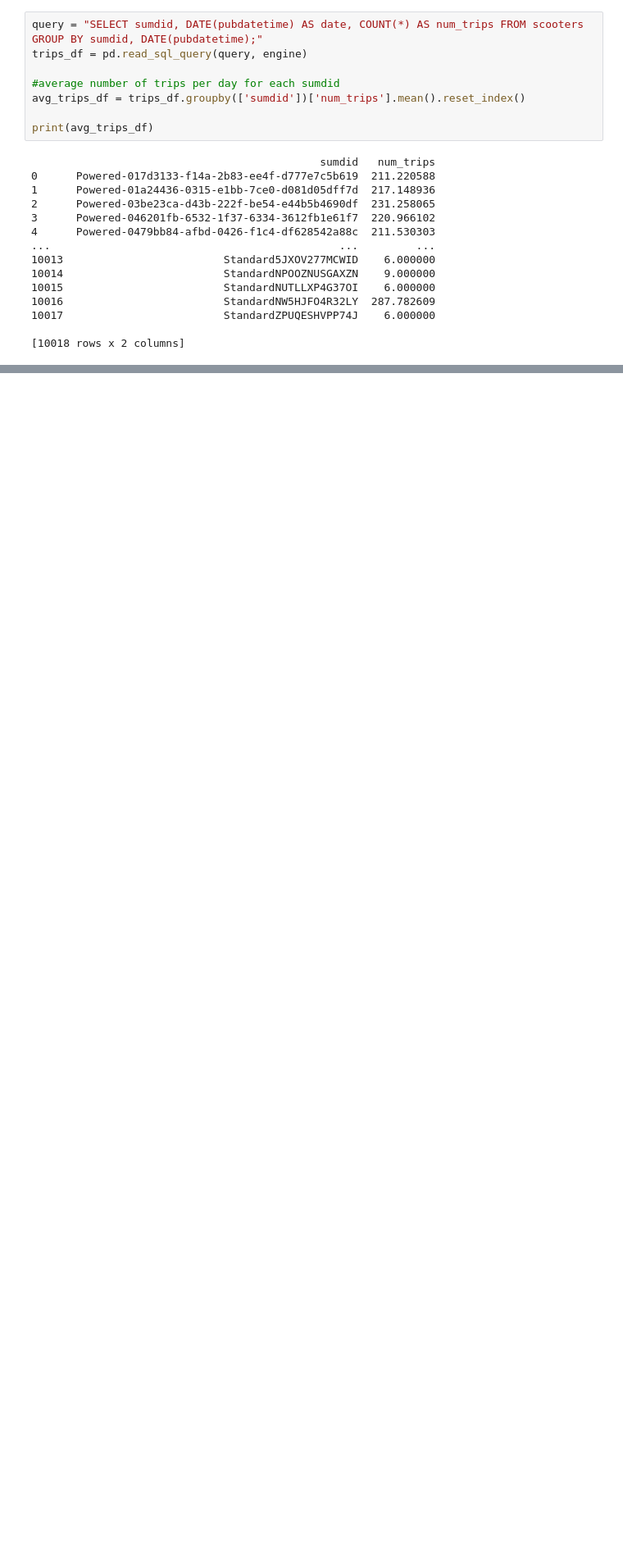
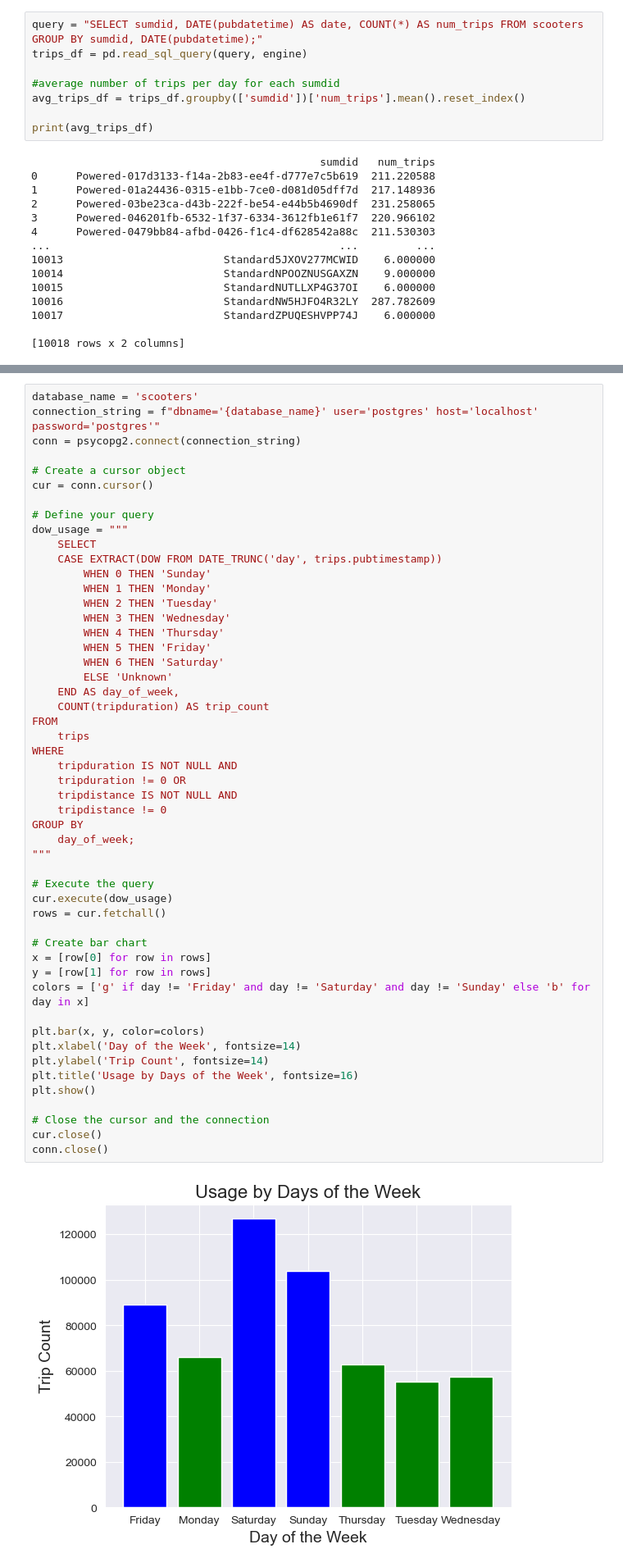
Before and after one commit to NSS-Data-Analytics-Cohort-8/scooter-partner1-trolling-through-the-data, a Jupyter notebook: notebooks/Scooters Notebook 1.ipynb, the cells around one changed output, grey strips where cells are left out. Shown at 82% size. Saved outputs shown, nothing was run; the diff lists cells and outputs as text; blank space fills up the shorter version.

```diff
--- a/notebooks/Scooters Notebook 1.ipynb
+++ b/notebooks/Scooters Notebook 1.ipynb
@@ -411,0 +696,53 @@ plt.show()
+# %%
+database_name = 'scooters'
+connection_string = f"dbname='{database_name}' user='postgres' host='localhost' password='postgres'"
+conn = psycopg2.connect(connection_string)
+
+# Create a cursor object
+cur = conn.cursor()
+
+# Define your query
+dow_usage = """
+    SELECT
+    CASE EXTRACT(DOW FROM DATE_TRUNC('day', trips.pubtimestamp))
+        WHEN 0 THEN 'Sunday'
+        WHEN 1 THEN 'Monday'
+        WHEN 2 THEN 'Tuesday'
+        WHEN 3 THEN 'Wednesday'
+        WHEN 4 THEN 'Thursday'
+        WHEN 5 THEN 'Friday'
+        WHEN 6 THEN 'Saturday'
+        ELSE 'Unknown'
+    END AS day_of_week,
+    COUNT(tripduration) AS trip_count
+FROM
+    trips
+WHERE
+    tripduration IS NOT NULL AND
+    tripduration != 0 OR
+    tripdistance IS NOT NULL AND
+    tripdistance != 0
+GROUP BY
+    day_of_week;
+"""
+
+# Execute the query
+cur.execute(dow_usage)
+rows = cur.fetchall()
+
+# Create bar chart
+x = [row[0] for row in rows]
+y = [row[1] for row in rows]
+colors = ['g' if day != 'Friday' and day != 'Saturday' and day != 'Sunday' else 'b' for day in x]
+
+plt.bar(x, y, color=colors)
+plt.xlabel('Day of the Week', fontsize=14)
+plt.ylabel('Trip Count', fontsize=14)
+plt.title('Usage by Days of the Week', fontsize=16)
+plt.show()
+
+# Close the cursor and the connection
+cur.close()
+conn.close()
+# %% [output]
+[figure, added]
```
Also changed, not shown: parts of 21 cells of this notebook, 2 other files.
